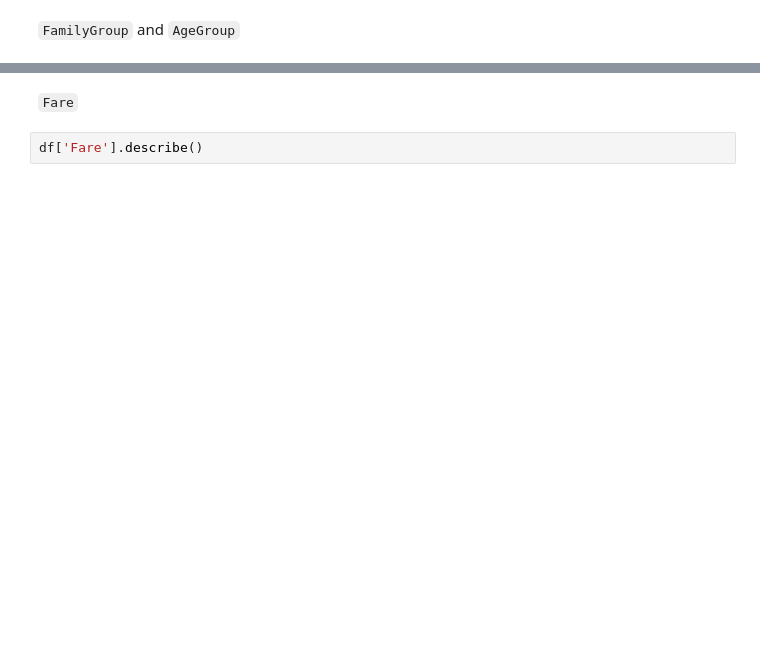
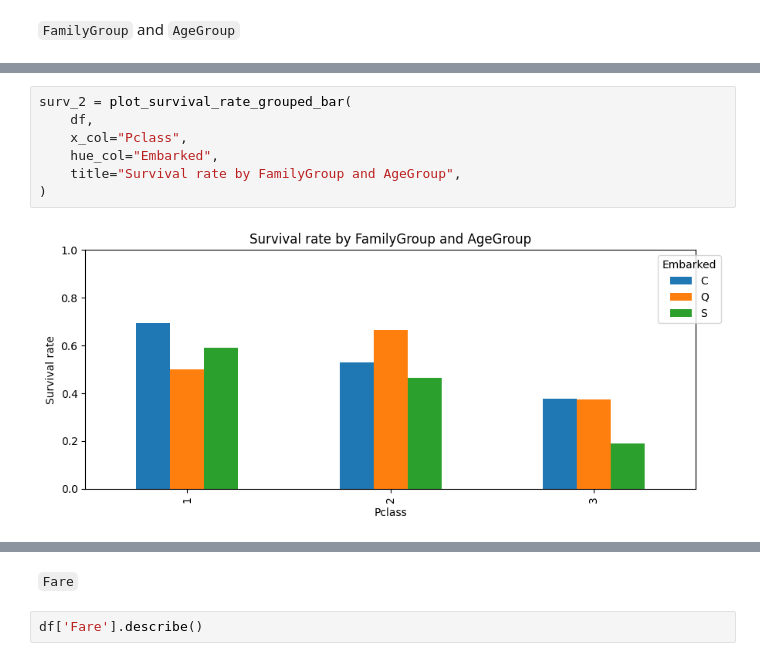
Before and after one commit to helben2002/TitanicCapstoneProject, a Jupyter notebook: ml/notebooks/ayda.ipynb, the cells around one changed output, grey strips where cells are left out. Cells and saved outputs as stored; diff of their text form; blank space fills up the shorter version.

```diff
--- a/ml/notebooks/ayda.ipynb
+++ b/ml/notebooks/ayda.ipynb
@@ -300,2 +366,11 @@ plt.show()
+# %%
+surv_2 = plot_survival_rate_grouped_bar(
+    df,
+    x_col="Pclass",
+    hue_col="Embarked",
+    title="Survival rate by FamilyGroup and AgeGroup",
+)
+# %% [output]
+[figure, added]
 # %%
 df.head()
```
Also changed, not shown: parts of 24 cells of this notebook.
